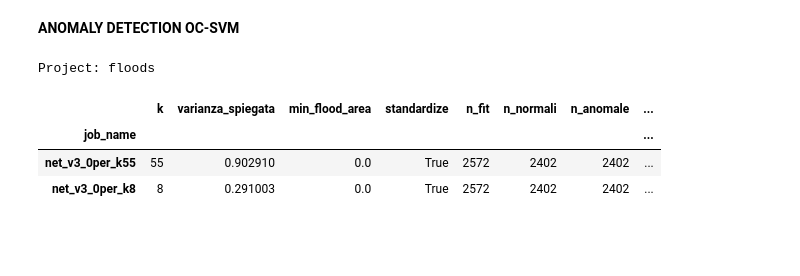
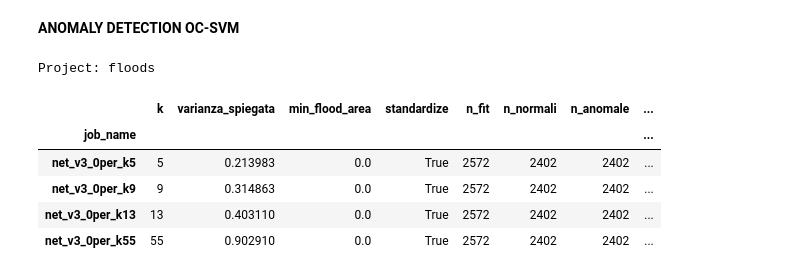
Before and after one commit to mattiaBarbo2002/TESI, a Jupyter notebook: notebooks/plots_pca.ipynb, the cells around one changed output. Drawn from its saved outputs; the diff is of its cells as text; code cells hidden in the pictures; blank space fills up the shorter version.

```diff
--- a/notebooks/plots_pca.ipynb
+++ b/notebooks/plots_pca.ipynb
@@ -15,7 +15,7 @@ print(f"Project: {project.name}")
 # %% [output]
 Project: floods
 # %%
-job_names = ["net_v3_0per_k73", "net_v3_0per_k63", "net_v3_0per_k55", "net_v3_0per_k8"]
+job_names = ["net_v3_0per_k5", "net_v3_0per_k9", "net_v3_0per_k13", "net_v3_0per_k55"]
 
 def load_job(job_name):
     results_dir = f"/tmp/anomaly_results_pca_{job_name}"          # una cartella per job: niente file vecchi mescolati
@@ -29,35 +29,37 @@ def load_job(job_name):
     return results, df
 
 summary = []        # una riga per job
 all_rules = {}      # tabella delle regole di ogni job
 
 for job_name in job_names:
     results, df = load_job(job_name)
     score_normal = df[df.label == 0]["score"]
     score_anom = df[df.label == 1]["score"]
 
     summary.append({
         "job_name": job_name,
         "k": results["k"],
         "varianza_spiegata": results["varianza_spiegata"],
         "min_flood_area": results["min_flood_area"],
         "standardize": results["standardize"],
         "n_fit": results["n_fit"], "n_normali": results["n_normali"], "n_anomale": results["n_anomale"],
         "score_normali": f"{score_normal.mean():.4f} ± {score_normal.std():.4f}",
         "score_anomale": f"{score_anom.mean():.4f} ± {score_anom.std():.4f}",
         "auroc": results["auroc"],
     })
     all_rules[job_name] = pd.DataFrame(results["rules"]).T
 
 df_summary = pd.DataFrame(summary).set_index("job_name")
 df_rules = pd.concat(all_rules, names=["job_name", "regola"])     # indice a due livelli: job, regola
 
 df_summary
 # %% [output]
 |  | k | varianza_spiegata | min_flood_area | standardize | n_fit | n_normali | n_anomale | ... |
 | job_name |  |  |  |  |  |  |  | ... |
+| net_v3_0per_k5 | 5 | 0.213983 | 0.0 | True | 2572 | 2402 | 2402 | ... |
+| net_v3_0per_k9 | 9 | 0.314863 | 0.0 | True | 2572 | 2402 | 2402 | ... |
+| net_v3_0per_k13 | 13 | 0.403110 | 0.0 | True | 2572 | 2402 | 2402 | ... |
 | net_v3_0per_k55 | 55 | 0.902910 | 0.0 | True | 2572 | 2402 | 2402 | ... |
-| net_v3_0per_k8 | 8 | 0.291003 | 0.0 | True | 2572 | 2402 | 2402 | ... |
 # %%
 df_rules
 # %% [output]
```
Also changed, not shown: parts of 3 cells of this notebook, 4 other files.
